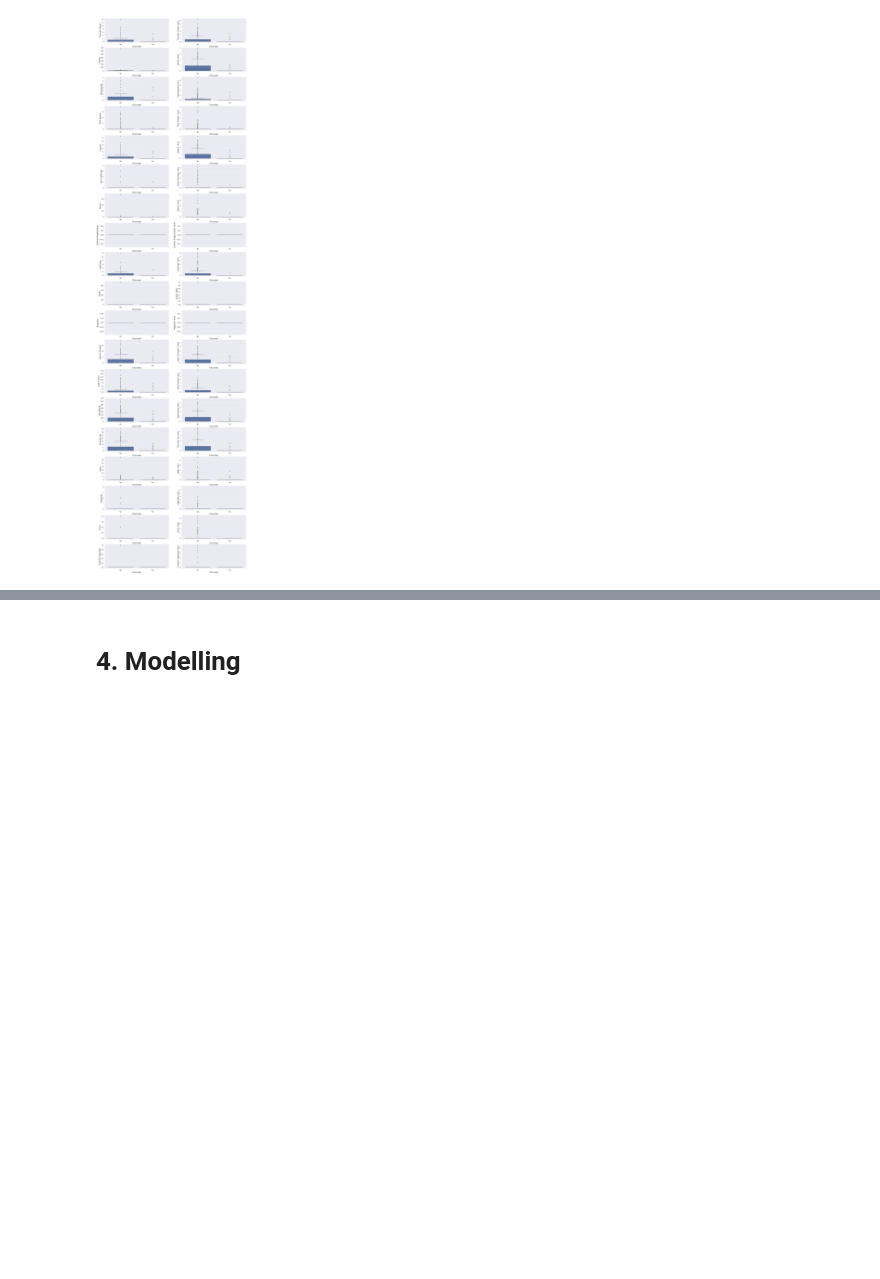
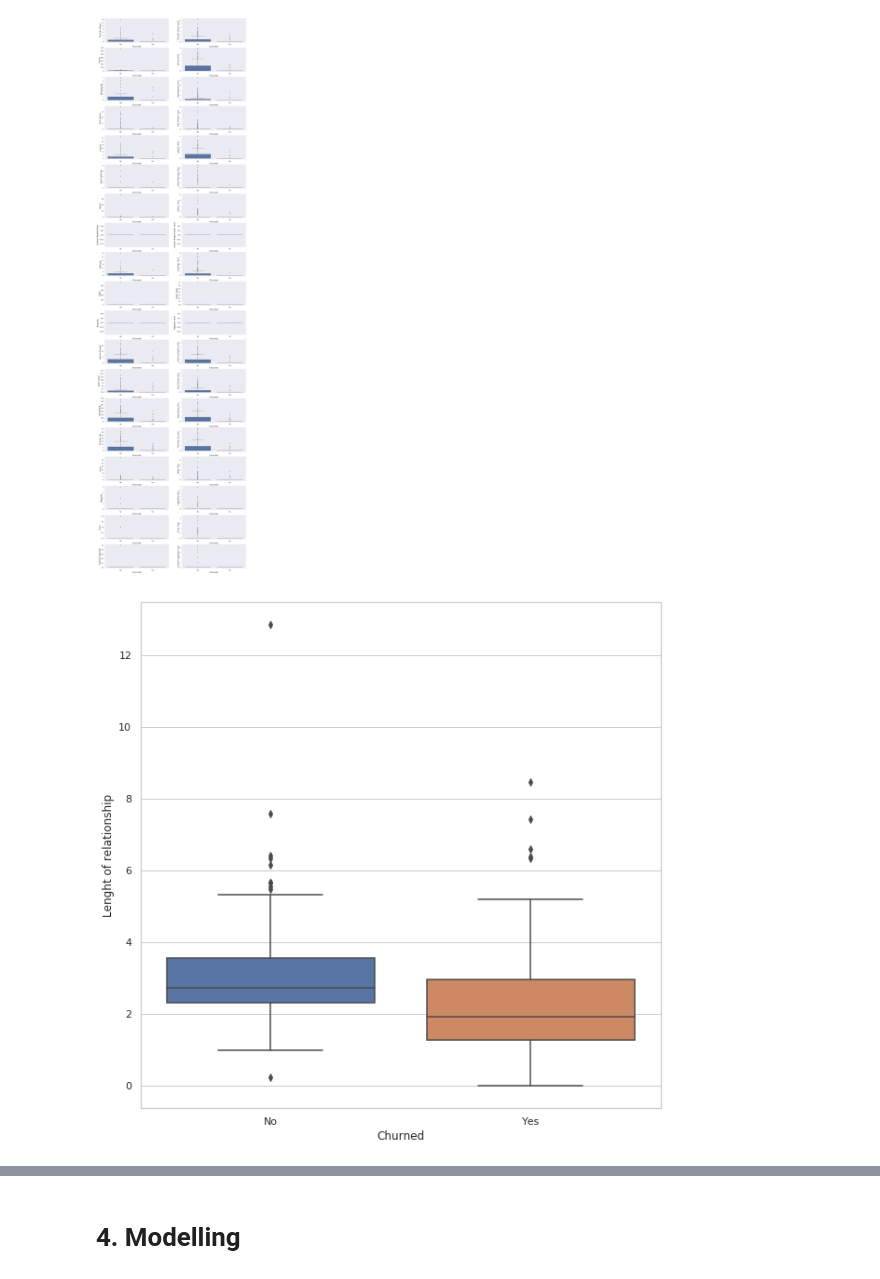
Before and after one commit to Rmostert/Sparkify-churn, a Jupyter notebook: Churn Model.ipynb, the cells around one changed output, grey strips where cells are left out. Cells and saved outputs as stored; diff of their text form; code cells hidden in the pictures; blank space fills up the shorter version.

```diff
--- a/Churn Model.ipynb
+++ b/Churn Model.ipynb
@@ -694,3 +750,10 @@ for col in range(2):
         feat_num += 1
 # %% [output]
 [figure]
+# %%
+fig, ax = plt.subplots(figsize = (10,10))
+sns.boxplot(x="Churned", y='length_relationship', data=combined_df_pd[combined_df_pd['length_relationship'] < 999], palette="deep",ax=ax);
+ax.set_xticklabels(['No','Yes']);
+ax.set_ylabel('Lenght of relationship');
+# %% [output]
+[figure, added]
```
Also changed, not shown: parts of 22 cells of this notebook.
